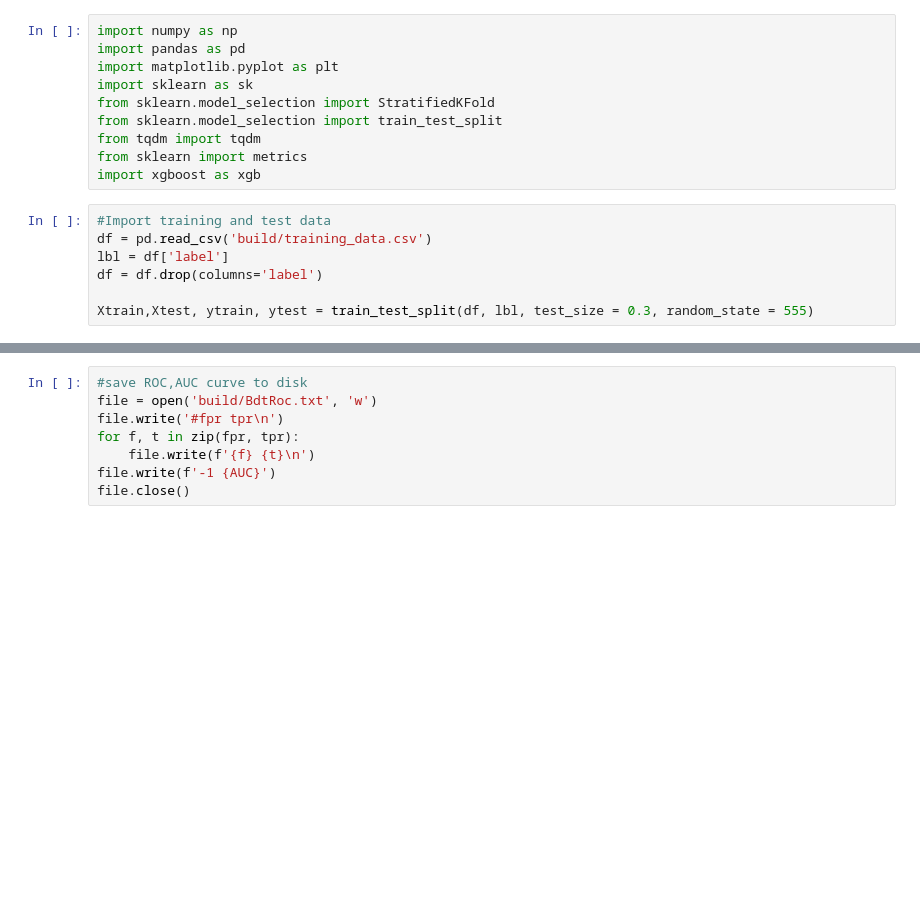
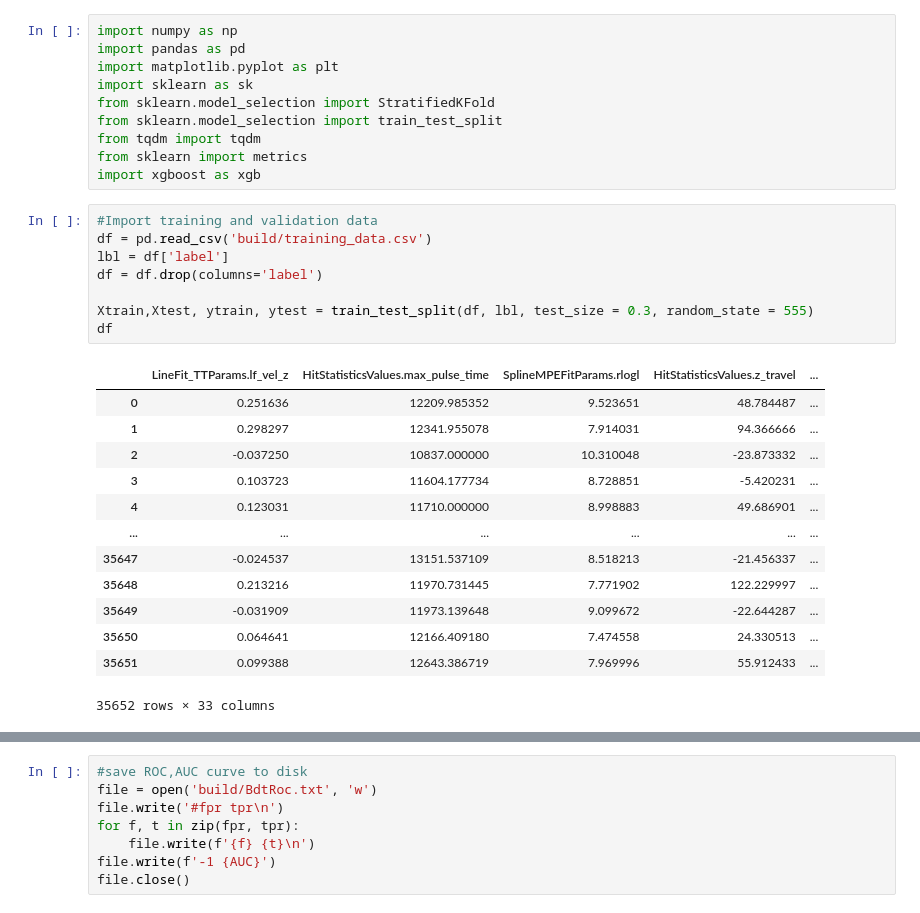
Before and after one commit to Thogasa/IceCubeLab, a Jupyter notebook: BoostedDecisionTree.ipynb, the cells around one changed output, grey strips where cells are left out. Drawn from its saved outputs; the diff is of its cells as text; blank space fills up the shorter version.

```diff
--- a/BoostedDecisionTree.ipynb
+++ b/BoostedDecisionTree.ipynb
@@ -9,12 +9,27 @@ from tqdm import tqdm
 from sklearn import metrics
 import xgboost as xgb
 # %%
-#Import training and test data
+#Import training and validation data
 df = pd.read_csv('build/training_data.csv')
 lbl = df['label']
 df = df.drop(columns='label')
 
 Xtrain,Xtest, ytrain, ytest = train_test_split(df, lbl, test_size = 0.3, random_state = 555)
+df
+# %% [output]
+|  | LineFit_TTParams.lf_vel_z | HitStatisticsValues.max_pulse_time | SplineMPEFitParams.rlogl | HitStatisticsValues.z_travel | ... |
+| 0 | 0.251636 | 12209.985352 | 9.523651 | 48.784487 | ... |
+| 1 | 0.298297 | 12341.955078 | 7.914031 | 94.366666 | ... |
+| 2 | -0.037250 | 10837.000000 | 10.310048 | -23.873332 | ... |
+| 3 | 0.103723 | 11604.177734 | 8.728851 | -5.420231 | ... |
+| 4 | 0.123031 | 11710.000000 | 8.998883 | 49.686901 | ... |
+| ... | ... | ... | ... | ... | ... |
+| 35647 | -0.024537 | 13151.537109 | 8.518213 | -21.456337 | ... |
+| 35648 | 0.213216 | 11970.731445 | 7.771902 | 122.229997 | ... |
+| 35649 | -0.031909 | 11973.139648 | 9.099672 | -22.644287 | ... |
+| 35650 | 0.064641 | 12166.409180 | 7.474558 | 24.330513 | ... |
+| 35651 | 0.099388 | 12643.386719 | 7.969996 | 55.912433 | ... |
+35652 rows × 33 columns
 # %%
 #Implementing training function with stratifiesKFold
 def trainModel(X,y,k = 5):
```
Also changed, not shown: parts of 6 cells of this notebook.
